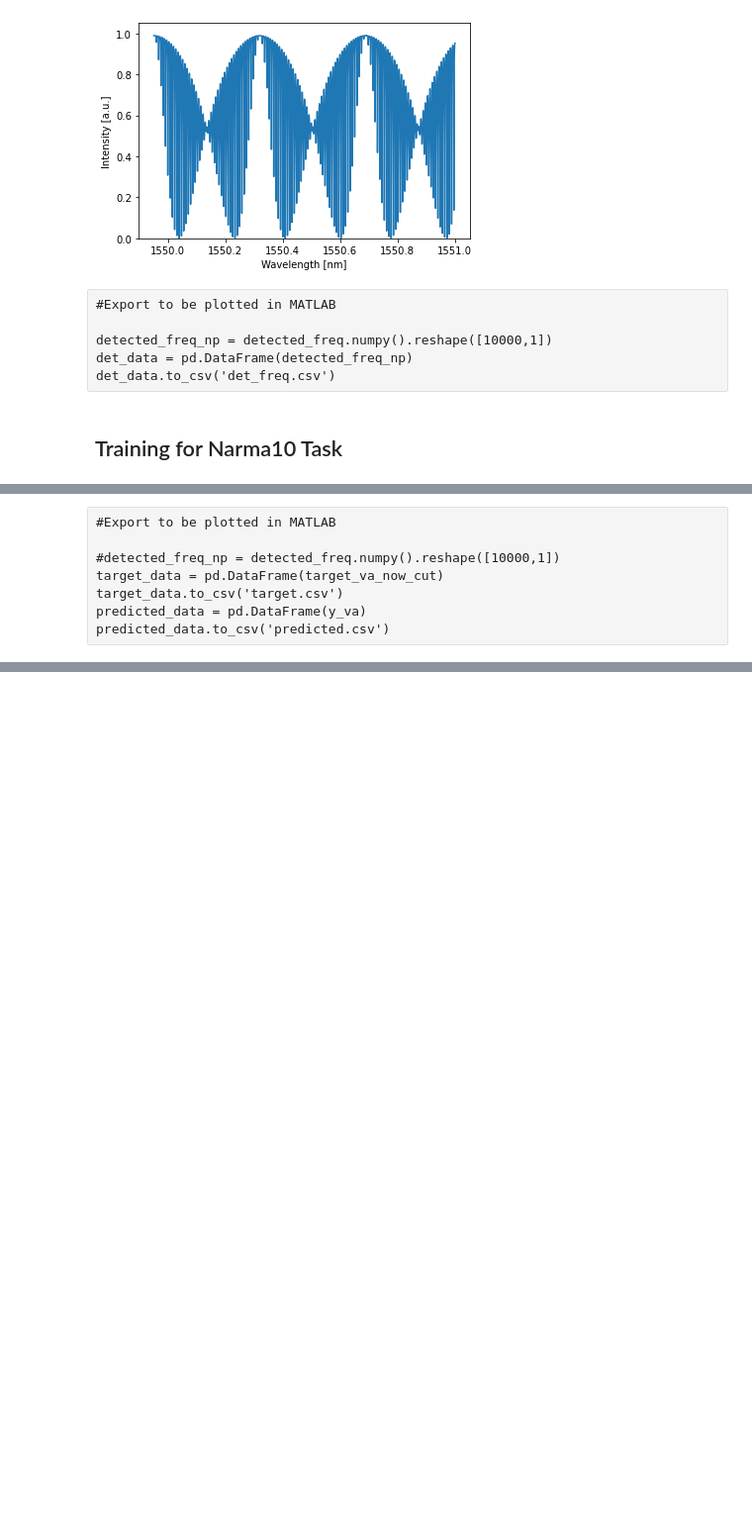
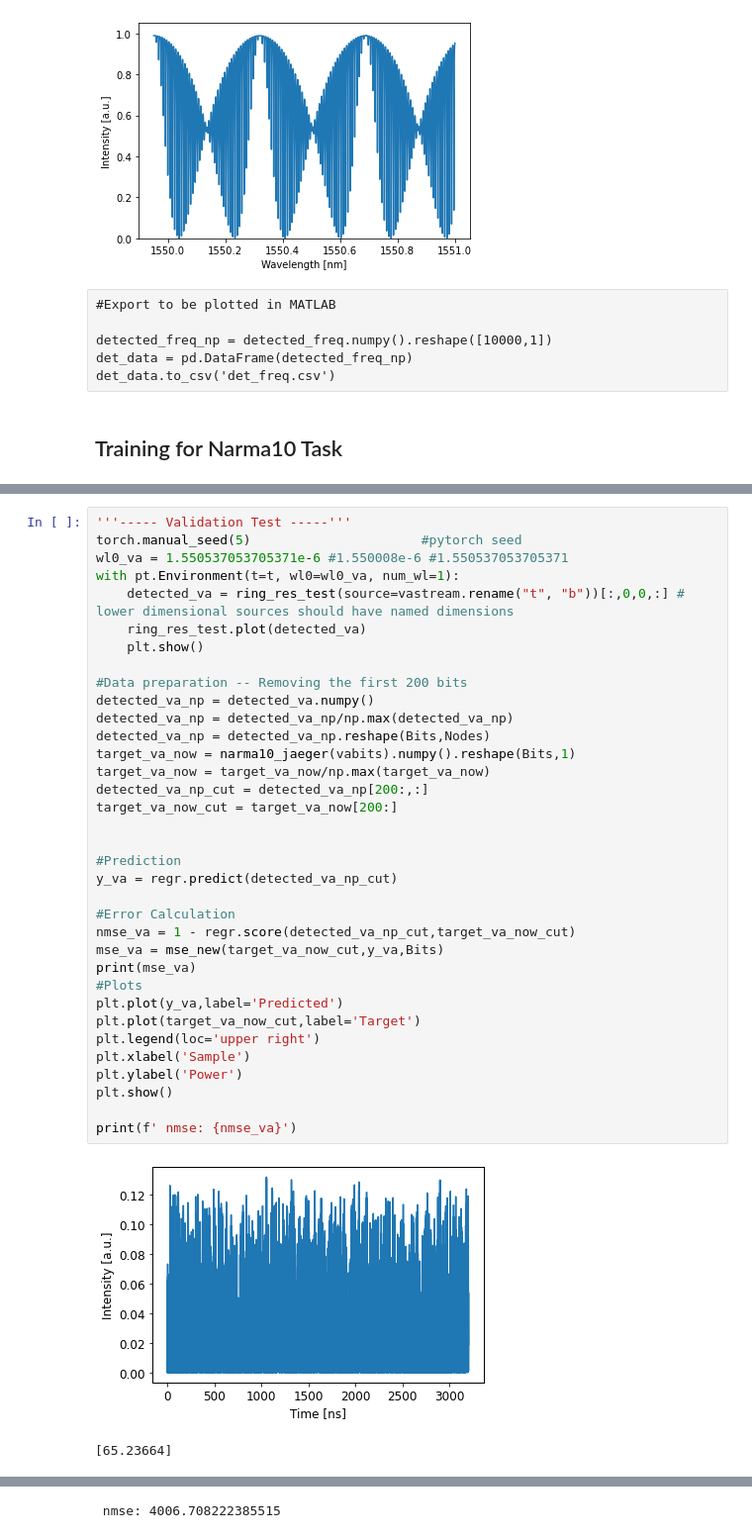
Before and after one commit to mohababdallah/allopticalres, a Jupyter notebook: NARMA10-MZI-LiNbO3-Copy1-NMSE12-Lossy-ECIO-Ridge.ipynb, the cells around one changed output, grey strips where cells are left out. Shown at 99% size. Drawn from its saved outputs; the diff is of its cells as text; blank space fills up the shorter version.

```diff
--- a/NARMA10-MZI-LiNbO3-Copy1-NMSE12-Lossy-ECIO-Ridge.ipynb
+++ b/NARMA10-MZI-LiNbO3-Copy1-NMSE12-Lossy-ECIO-Ridge.ipynb
@@ -531,8 +374,38 @@ for i in range(21):
-# %% [raw]
-#Export to be plotted in MATLAB
-
-#detected_freq_np = detected_freq.numpy().reshape([10000,1])
-target_data = pd.DataFrame(target_va_now_cut)
-target_data.to_csv('target.csv')
-predicted_data = pd.DataFrame(y_va)
-predicted_data.to_csv('predicted.csv')
+# %%
+'''----- Validation Test -----'''
+torch.manual_seed(5)                      #pytorch seed
+wl0_va = 1.550537053705371e-6 #1.550008e-6 #1.550537053705371
+with pt.Environment(t=t, wl0=wl0_va, num_wl=1):
+    detected_va = ring_res_test(source=vastream.rename("t", "b"))[:,0,0,:] # lower dimensional sources should have named dimensions
+    ring_res_test.plot(detected_va)
+    plt.show()
+
+#Data preparation -- Removing the first 200 bits
+detected_va_np = detected_va.numpy()
+detected_va_np = detected_va_np/np.max(detected_va_np)
+detected_va_np = detected_va_np.reshape(Bits,Nodes)
+target_va_now = narma10_jaeger(vabits).numpy().reshape(Bits,1)
+target_va_now = target_va_now/np.max(target_va_now)
+detected_va_np_cut = detected_va_np[200:,:]
+target_va_now_cut = target_va_now[200:]
+
+
+#Prediction
+y_va = regr.predict(detected_va_np_cut)
+
+#Error Calculation
+nmse_va = 1 - regr.score(detected_va_np_cut,target_va_now_cut)
+mse_va = mse_new(target_va_now_cut,y_va,Bits)
+print(mse_va)
+#Plots
+plt.plot(y_va,label='Predicted')
+plt.plot(target_va_now_cut,label='Target')
+plt.legend(loc='upper right')
+plt.xlabel('Sample')
+plt.ylabel('Power')
+plt.show()
+
+print(f' nmse: {nmse_va}')
+# %% [output]
+[figure, added]
+[65.23664]
@@ -538,0 +413 @@ predicted_data.to_csv('predicted.csv')
+ nmse: 4006.708222385515
```
Also changed, not shown: parts of 16 cells of this notebook.
